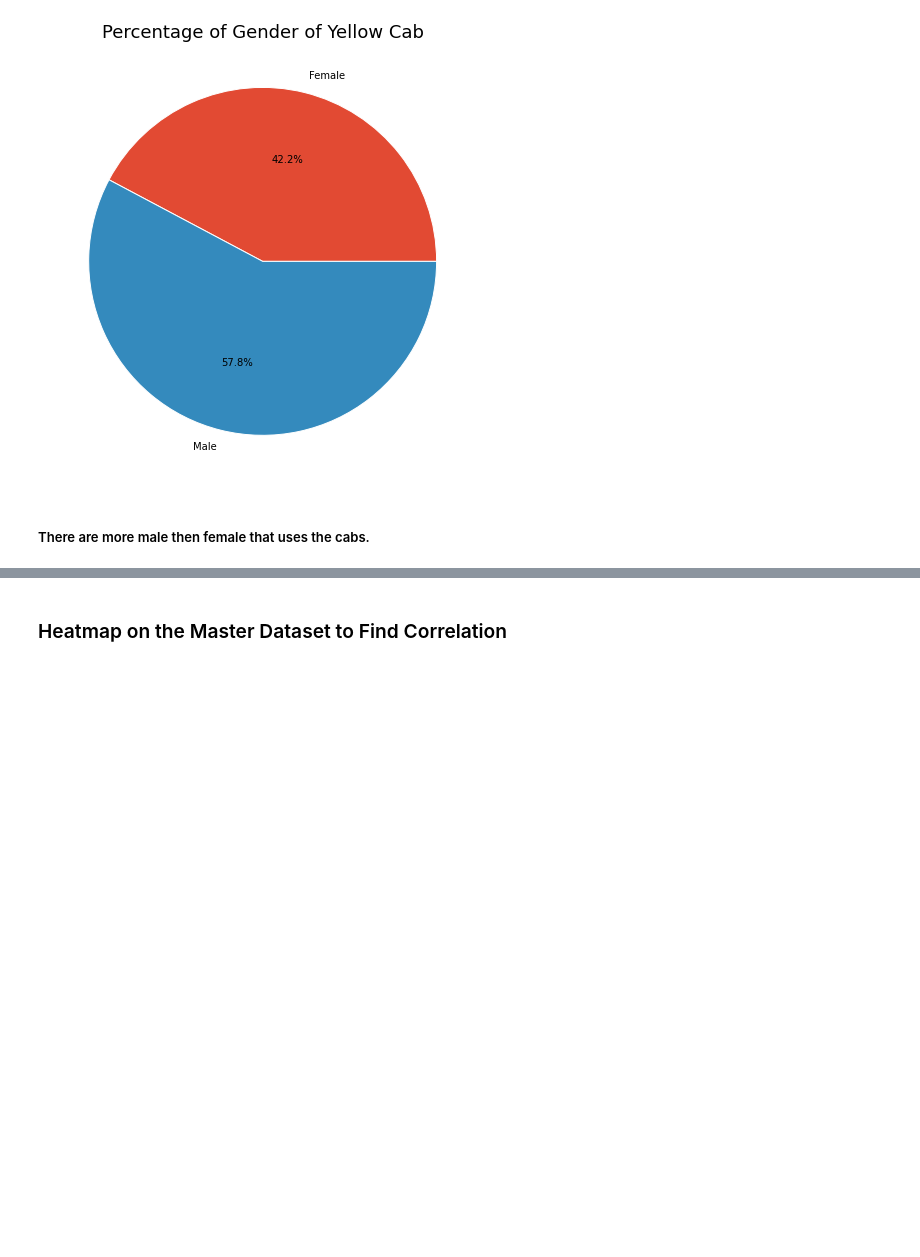
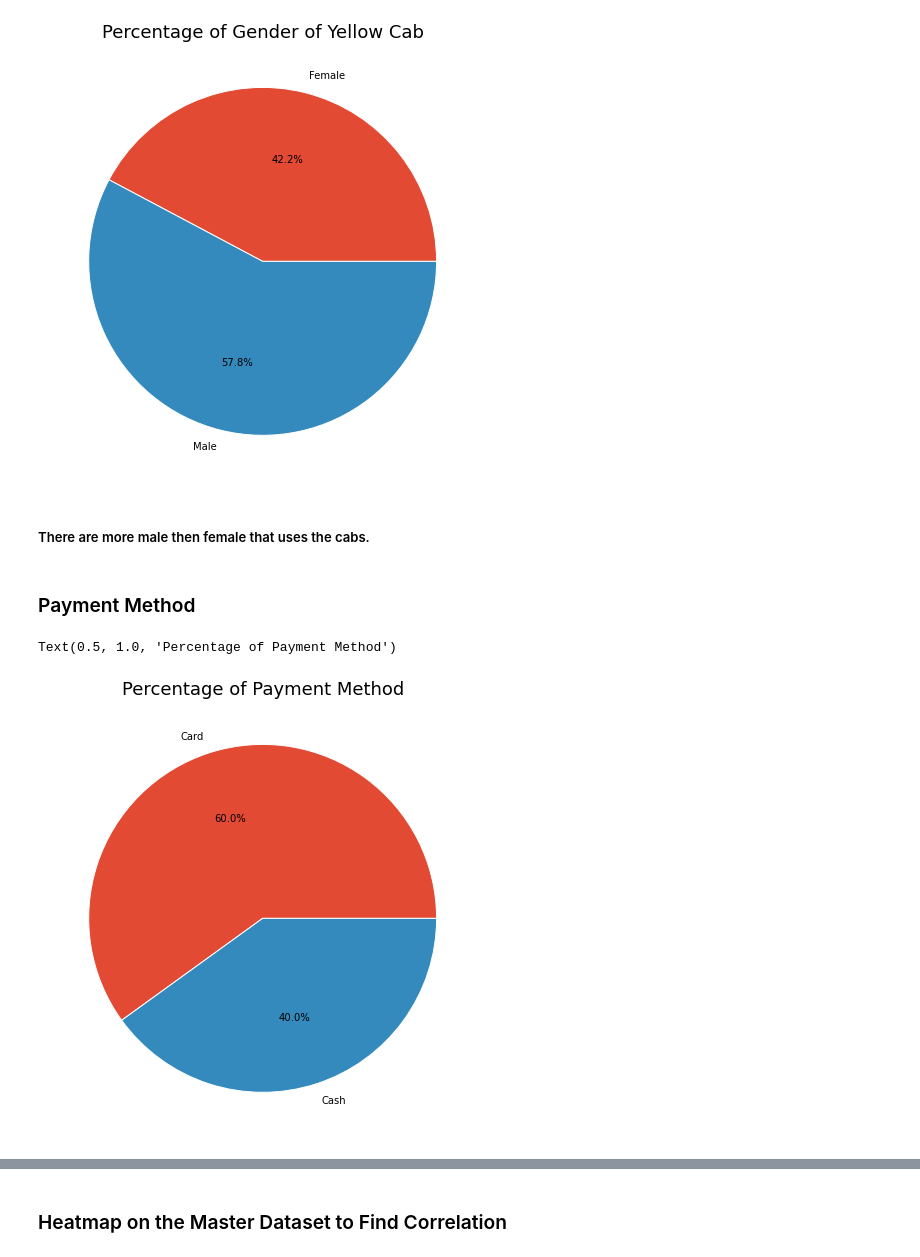
Before and after one commit to sujeffer1999/DG_DataSets, a Jupyter notebook: EDA & Hypothesis Testing.ipynb, the cells around one changed output, grey strips where cells are left out. Drawn from its saved outputs; the diff is of its cells as text; code cells hidden in the pictures; blank space fills up the shorter version.

```diff
--- a/EDA & Hypothesis Testing.ipynb
+++ b/EDA & Hypothesis Testing.ipynb
@@ -666,3 +667,14 @@ Text(0.5, 1.0, 'Percentage of Gender of Yellow Cab')
 [figure]
 # %% [markdown]
 ##### There are more male then female that uses the cabs.
+# %% [markdown]
+### Payment Method
+# %%
+master_gender = df_master.groupby('Payment_Mode').Customer_ID.count()
+
+plt.pie(master_gender.values, labels = master_gender.index, autopct = '%.1f%%',
+       wedgeprops={'linewidth': 1.0, 'edgecolor': 'white'})
+plt.title('Percentage of Payment Method', fontsize=18)
+# %% [output]
+Text(0.5, 1.0, 'Percentage of Payment Method')
+[figure, added]
```
Also changed, not shown: parts of 19 cells of this notebook.
